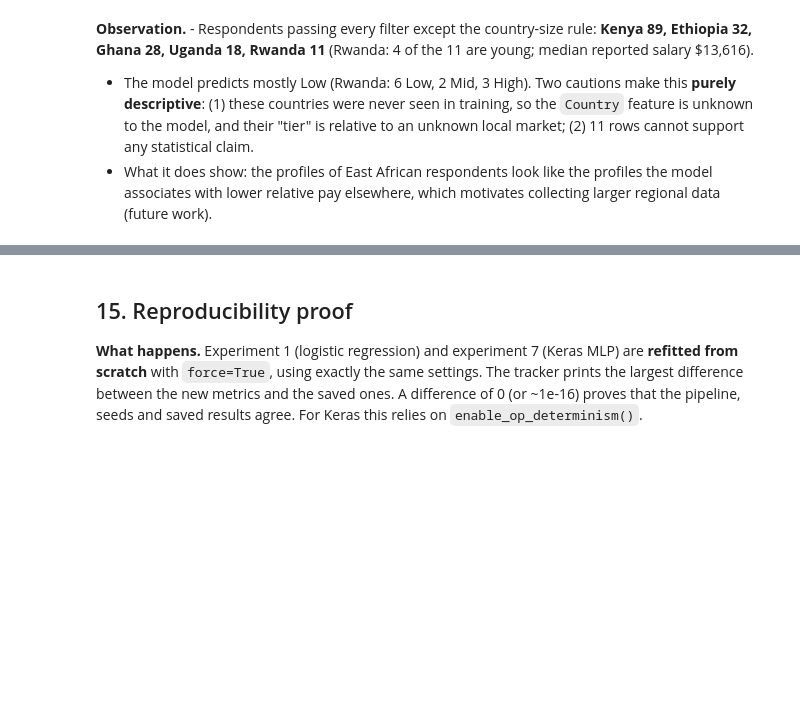
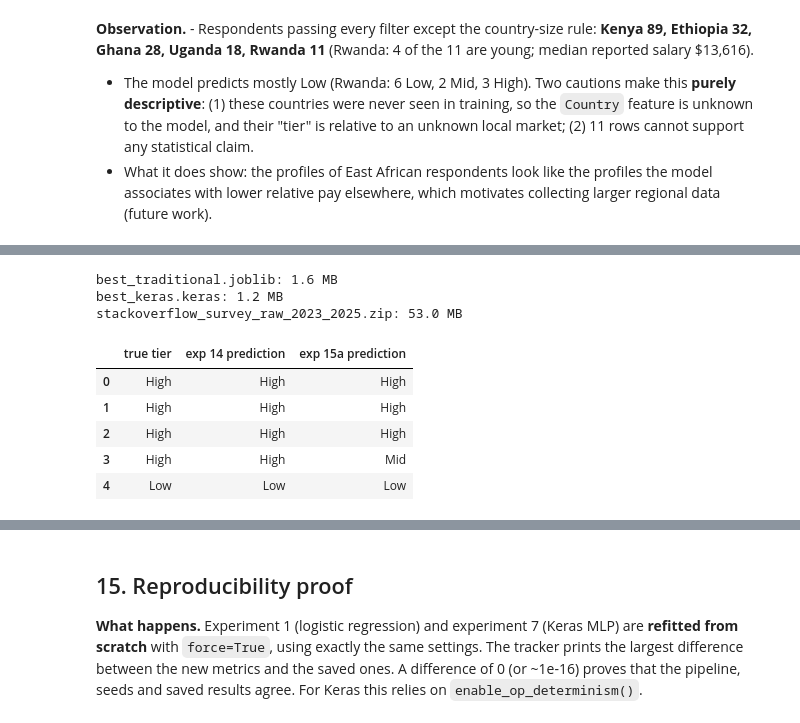
Before and after one commit to dusengepeggy/kodi-pay-summative, a Jupyter notebook: notebooks/01_main_analysis.ipynb, the cells around one changed output, grey strips where cells are left out. Cells and saved outputs as stored; diff of their text form; code cells hidden in the pictures; blank space fills up the shorter version.

```diff
--- a/notebooks/01_main_analysis.ipynb
+++ b/notebooks/01_main_analysis.ipynb
@@ -1625,0 +1743,35 @@ case
+# %%
+import joblib
+from pathlib import Path
+from src.data_loading import make_raw_archive
+
+MODELS = Path("../models")
+joblib.dump(tracker.load("14"), MODELS / "best_traditional.joblib", compress=3)
+best_keras_final = ktracker.load("15a")
+best_keras_final.model_.save(MODELS / "best_keras.keras")
+best_keras_final.save(MODELS / "best_keras_pipeline")
+
+archive = Path("../stackoverflow_survey_raw_2023_2025.zip")
+if not archive.exists():
+    archive = make_raw_archive()
+for f in [MODELS / "best_traditional.joblib", MODELS / "best_keras.keras", archive]:
+    print(f"{f.name}: {f.stat().st_size / 1e6:.1f} MB")
+# %% [output]
+best_traditional.joblib: 1.6 MB
+best_keras.keras: 1.2 MB
+stackoverflow_survey_raw_2023_2025.zip: 53.0 MB
+# %%
+# How to use the saved models (as from the Drive folder)
+loaded_sk = joblib.load(MODELS / "best_traditional.joblib")
+loaded_dl = KerasPipeline.load(MODELS / "best_keras_pipeline")
+sample = test.head(5)
+pd.DataFrame({"true tier": sample[TARGET].astype(str).values,
+              "exp 14 prediction": loaded_sk.predict(sample),
+              "exp 15a prediction": loaded_dl.predict(sample)})
+# %% [output]
+|  | true tier | exp 14 prediction | exp 15a prediction |
+| 0 | High | High | High |
+| 1 | High | High | High |
+| 2 | High | High | High |
+| 3 | High | High | Mid |
+| 4 | Low | Low | Low |
```
Also changed, not shown: parts of 8 cells of this notebook, 46 other files.
